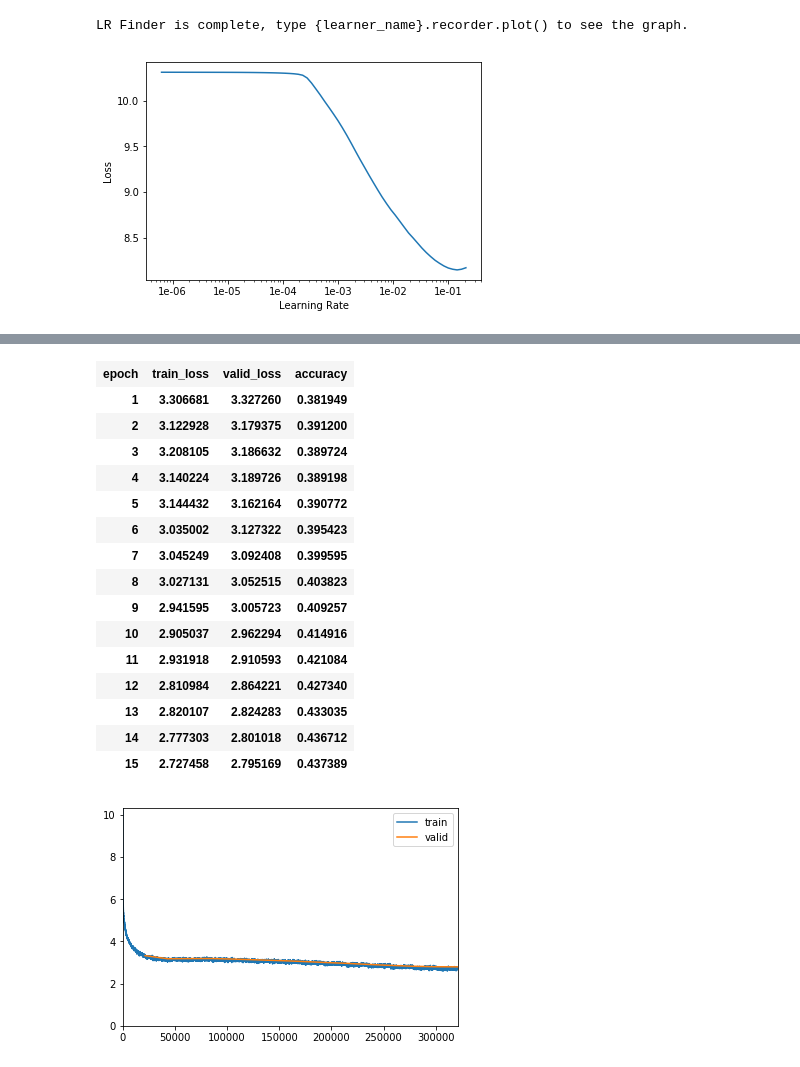
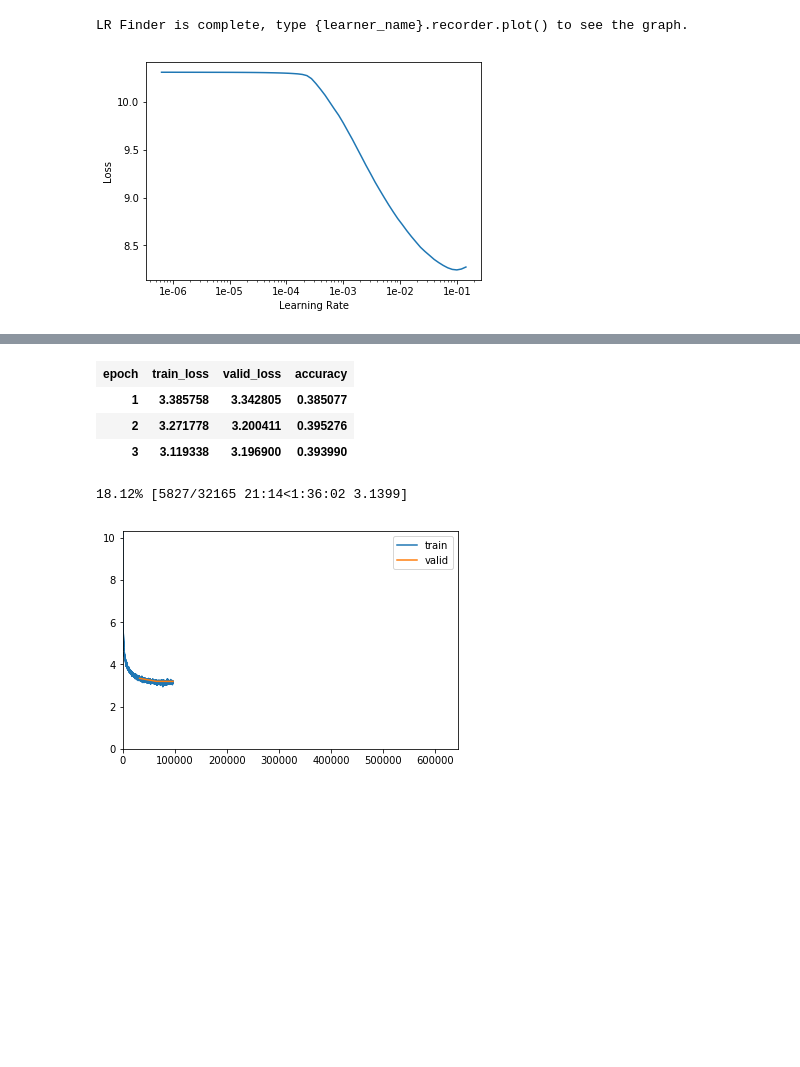
Before and after one commit to cudawarped/fastai-notebooks, a Jupyter notebook: nlp/wiki103_greek.ipynb, the cells around one changed output, grey strips where cells are left out. Drawn from its saved outputs; the diff is of its cells as text; code cells hidden in the pictures; blank space fills up the shorter version.

```diff
--- a/nlp/wiki103_greek.ipynb
+++ b/nlp/wiki103_greek.ipynb
@@ -27,9 +27,9 @@ def SampleTexts(df,max_tokens = 100000000):
 # %% [markdown]
 Extract the data from wikipedia using <a href="https://forums.fast.ai/t/language-model-zoo-gorilla/14623/19">this guide</a> by Moody.
 # %%
-path_lang_model = Path('E:\\media\\nlp\\')
-wiki_103_csv = '../el_wiki_df_all.csv'
-bs = 48
+path_lang_model = Path('/home/jupyter/tutorials/fastai/')
+wiki_103_csv = 'el_wiki_df_all.csv'
+bs = 32
 # %% [markdown]
 ## Preparing the data
 # %% [markdown]
@@ -152,7 +153,7 @@ LR Finder is complete, type {learner_name}.recorder.plot() to see the graph.
 # %%
 learn.recorder.plot(skip_end=15)
 # %% [output]
-[figure, old version]
+[figure, new version]
 # %%
-learn.fit_one_cycle(15, 6e-3, moms=(0.8,0.7),callbacks=[ShowGraph(learn), SaveModelCallback(learn,monitor='accuracy',mode='max',name='bestmodel_lm_' + source_txt)])
+learn.fit_one_cycle(20, 6e-3, moms=(0.8,0.7),callbacks=[ShowGraph(learn), SaveModelCallback(learn,monitor='accuracy',mode='max',name='bestmodel_lm_' + source_txt)])
 # %% [output]
@@ -160,20 +161,9 @@ Total time: 38:14:11
 | epoch | train_loss | valid_loss | accuracy |
-| 1 | 3.306681 | 3.327260 | 0.381949 |
-| 2 | 3.122928 | 3.179375 | 0.391200 |
-| 3 | 3.208105 | 3.186632 | 0.389724 |
-| 4 | 3.140224 | 3.189726 | 0.389198 |
-| 5 | 3.144432 | 3.162164 | 0.390772 |
-| 6 | 3.035002 | 3.127322 | 0.395423 |
-| 7 | 3.045249 | 3.092408 | 0.399595 |
-| 8 | 3.027131 | 3.052515 | 0.403823 |
-| 9 | 2.941595 | 3.005723 | 0.409257 |
-| 10 | 2.905037 | 2.962294 | 0.414916 |
-| 11 | 2.931918 | 2.910593 | 0.421084 |
-| 12 | 2.810984 | 2.864221 | 0.427340 |
-| 13 | 2.820107 | 2.824283 | 0.433035 |
-| 14 | 2.777303 | 2.801018 | 0.436712 |
-| 15 | 2.727458 | 2.795169 | 0.437389 |
+| 1 | 3.385758 | 3.342805 | 0.385077 |
+| 2 | 3.271778 | 3.200411 | 0.395276 |
+| 3 | 3.119338 | 3.196900 | 0.393990 |
+18.12% [5827/32165 21:14<1:36:02 3.1399]
-[figure, old version]
+[figure, new version]
 # %%
 #learn = language_model_learner(data_lm, drop_mult=0.1)
 learn = language_model_learner(data_lm, drop_mult=0.1,qrnn=True)
```
Also changed, not shown: parts of 9 cells of this notebook.
